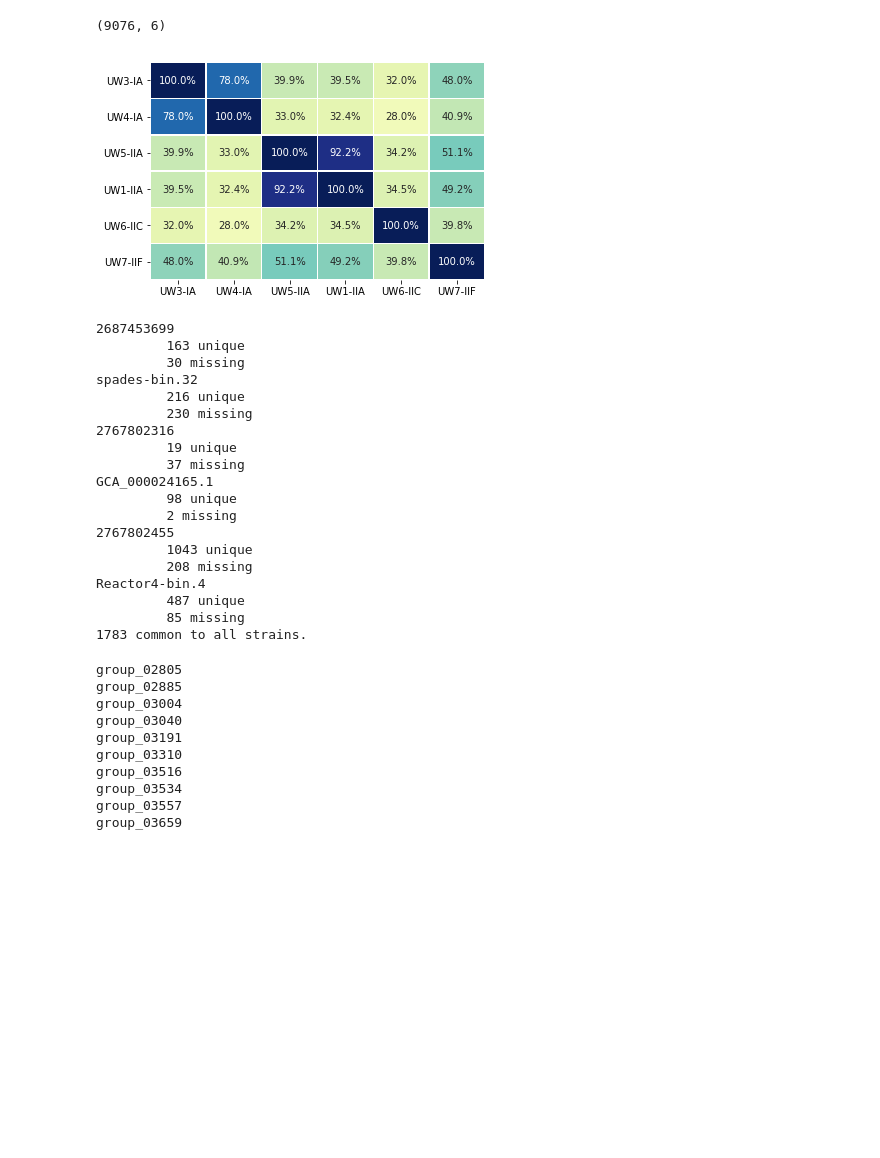
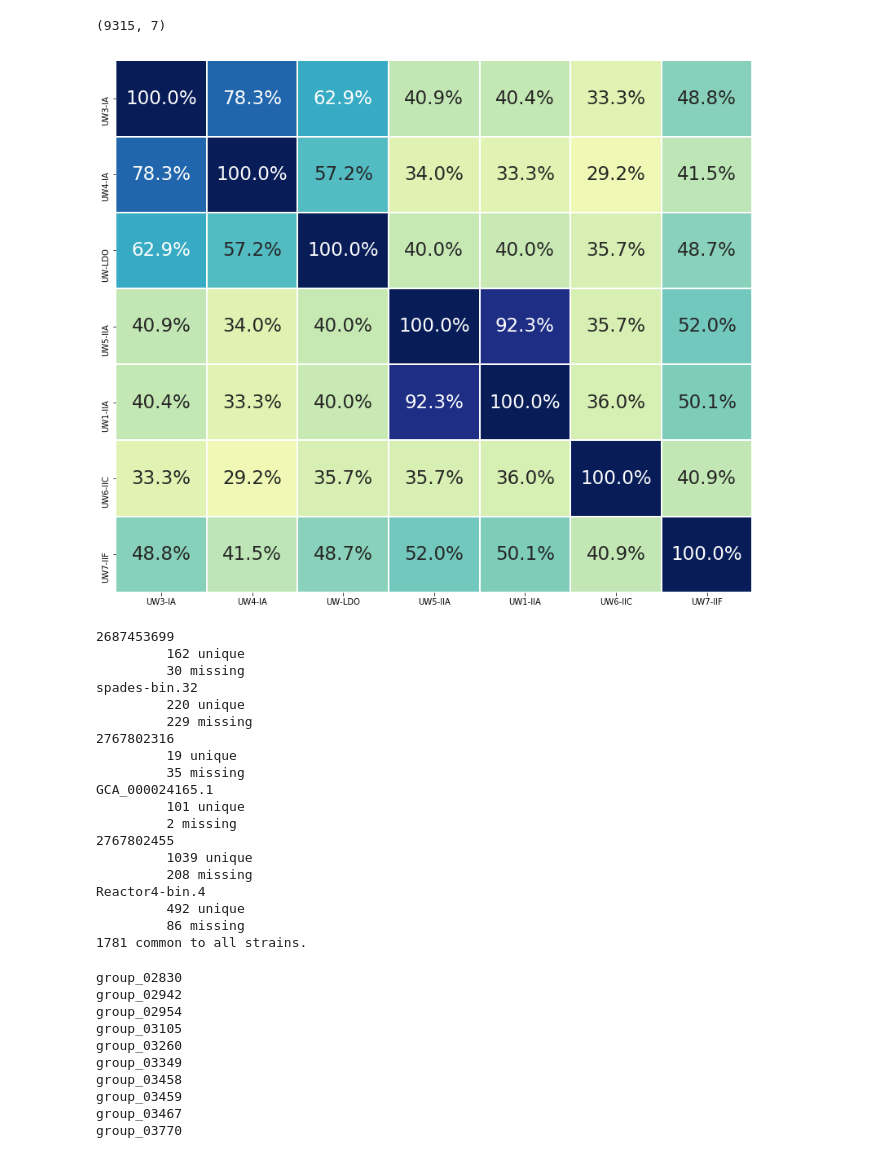
Before and after one commit to elizabethmcd/R3R4, a Jupyter notebook: notebooks/compare_uw_genomes.ipynb, the cells around one changed output. Drawn from its saved outputs; the diff is of its cells as text; code cells hidden in the pictures; blank space fills up the shorter version.

```diff
--- a/notebooks/compare_uw_genomes.ipynb
+++ b/notebooks/compare_uw_genomes.ipynb
@@ -6,11 +6,11 @@ import numpy as np
 import seaborn as sns
 import matplotlib.pyplot as plt
 # %%
-strains = [line.rstrip() for line in open("results/pangenomics/pyparanoid/uw_comparison_genomes.txt", "r").readlines()]
+strains = [line.rstrip() for line in open("../results/pangenomics/pyparanoid/pyparV1output/uw_comparison_genomes.txt", "r").readlines()]
 # %%
-mat, groups = gplot.subset_matrix(strains, "results/pangenomics/pyparanoid")
+mat, groups = gplot.subset_matrix(strains, "../results/pangenomics/pyparanoid/v2")
 mat.shape
 # %% [output]
-(9076, 6)
+(9315, 7)
 # %%
 cc = np.corrcoef(mat.T)
@@ -18,45 +18,46 @@ gplot.dump_matrix(cc, strains, "results/pangenomics/pyparanoid/corrcoef.txt")
 # %%
-labels = ["UW3-IA", "UW4-IA", "UW5-IIA", "UW1-IIA", "UW6-IIC", "UW7-IIF"]
-sns.heatmap(cc, annot=True,vmin=0.20,vmax=1,linewidths=.5,
-            xticklabels=labels,fmt=".1%",yticklabels=labels,cmap="YlGnBu",cbar=False)
-plt.show()
+labels = ["UW3-IA", "UW4-IA", "UW-LDO", "UW5-IIA", "UW1-IIA", "UW6-IIC", "UW7-IIF"]
+fig, ax = plt.subplots(figsize=(14,12))
+sns_plot = sns.heatmap(cc, annot=True,vmin=0.20,vmax=1,linewidths=1,
+            xticklabels=labels,fmt=".1%",yticklabels=labels,cmap="YlGnBu",cbar=False, annot_kws={"size": 23})
+sns_plot.figure.savefig("../figures/heatmap.pdf")
 # %% [output]
-[figure, old version]
+[figure, new version]
 # %%
 uniq_info = gplot.find_unique_genes(mat, strains,groups)
 # %% [output]
 2687453699
-         163 unique
+         162 unique
          30 missing
 spades-bin.32
-         216 unique
-         230 missing
+         220 unique
+         229 missing
 2767802316
          19 unique
-         37 missing
+         35 missing
 GCA_000024165.1
-         98 unique
+         101 unique
          2 missing
 2767802455
-         1043 unique
+         1039 unique
          208 missing
 Reactor4-bin.4
-         487 unique
-         85 missing
-1783 common to all strains.
+         492 unique
+         86 missing
+1781 common to all strains.
 # %%
 for x in uniq_info["unique"]["2687453699"][0:10]:
     print(x)
-uw4_unique = gplot.find_unique_loci("spades-bin.32", "results/pangenomics/pyparanoid", uniq_info)
-uw6_unique = gplot.find_unique_loci("2767802455", "results/pangenomics/pyparanoid", uniq_info)
+uw4_unique = gplot.find_unique_loci("spades-bin.32", "../results/pangenomics/pyparanoid/v2", uniq_info)
+uw6_unique = gplot.find_unique_loci("2767802455", "../results/pangenomics/pyparanoid/v2", uniq_info)
 # %% [output]
-group_02805
-group_02885
-group_03004
-group_03040
-group_03191
-group_03310
-group_03516
-group_03534
-group_03557
-group_03659
+group_02830
+group_02942
+group_02954
+group_03105
+group_03260
+group_03349
+group_03458
+group_03459
+group_03467
+group_03770
```
Also changed, not shown: parts of 2 cells of this notebook, 1 other file.
